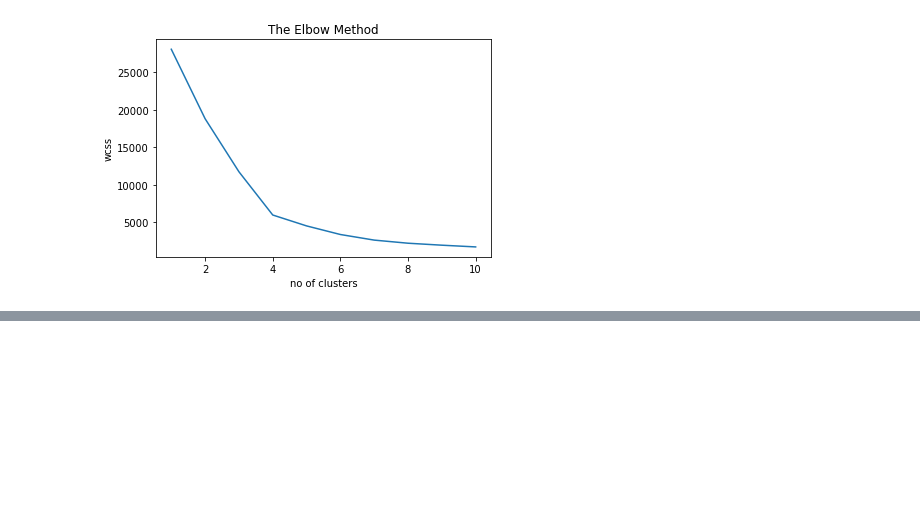
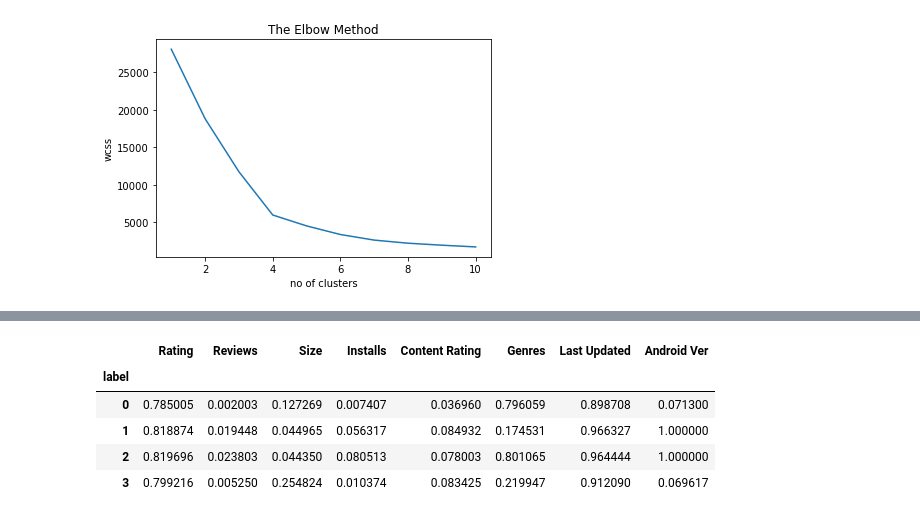
Before and after one commit to Vesna96/UnsupervisedLearning, a Jupyter notebook: MasinskoUcenjeDomaci2.ipynb, the cells around one changed output, grey strips where cells are left out. Saved outputs shown, nothing was run; the diff lists cells and outputs as text; code cells hidden in the pictures; blank space fills up the shorter version.

```diff
--- a/MasinskoUcenjeDomaci2.ipynb
+++ b/MasinskoUcenjeDomaci2.ipynb
@@ -579,0 +628,9 @@ dtype: int64
+# %%
+df_mean
+# %% [output]
+|  | Rating | Reviews | Size | Installs | Content Rating | Genres | Last Updated | Android Ver |
+| label |  |  |  |  |  |  |  |  |
+| 0 | 0.785005 | 0.002003 | 0.127269 | 0.007407 | 0.036960 | 0.796059 | 0.898708 | 0.071300 |
+| 1 | 0.818874 | 0.019448 | 0.044965 | 0.056317 | 0.084932 | 0.174531 | 0.966327 | 1.000000 |
+| 2 | 0.819696 | 0.023803 | 0.044350 | 0.080513 | 0.078003 | 0.801065 | 0.964444 | 1.000000 |
+| 3 | 0.799216 | 0.005250 | 0.254824 | 0.010374 | 0.083425 | 0.219947 | 0.912090 | 0.069617 |
```
Also changed, not shown: parts of 22 cells of this notebook.
